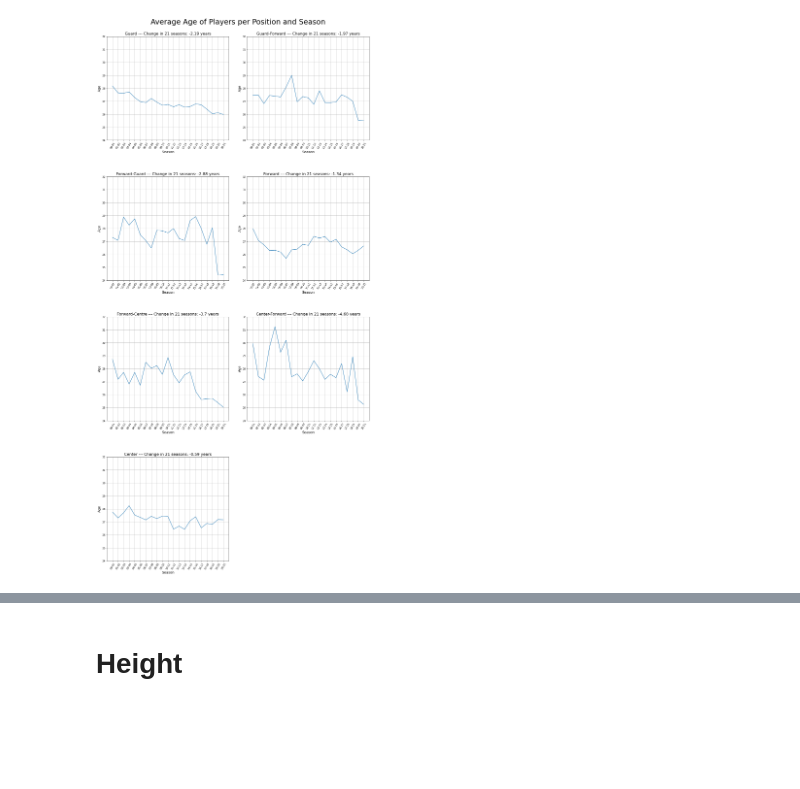
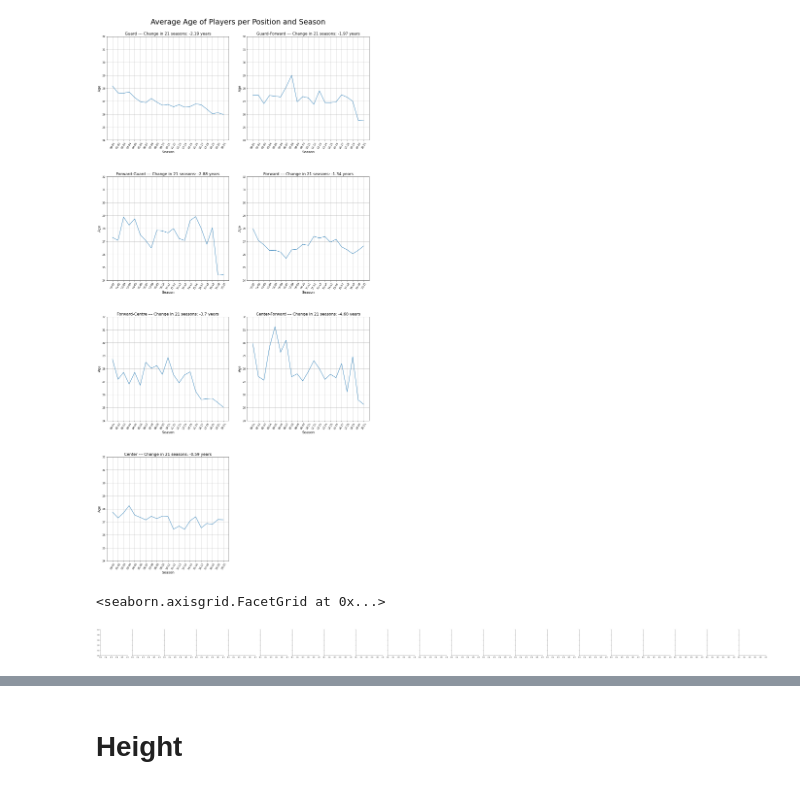
Before and after one commit to kmcsquared/TFM, a Jupyter notebook: players.ipynb, the cells around one changed output, grey strips where cells are left out. Drawn from its saved outputs; the diff is of its cells as text; code cells hidden in the pictures; blank space fills up the shorter version.

```diff
--- a/players.ipynb
+++ b/players.ipynb
@@ -467,3 +468,16 @@ plt.savefig('./Graphs/Players/Average Age per Position and Season')
 plt.show()
 # %% [output]
 [figure]
+# %%
+fg = sns.FacetGrid(
+    data = all_players,
+    col = 'AGE',
+    row = 'SEASON'
+)
+
+fg.map_dataframe(sns.histplot)
+
+plt.show()
+# %% [output]
+<seaborn.axisgrid.FacetGrid at 0x...>
+[figure, added]
```
Also changed, not shown: parts of 12 cells of this notebook, 6 other files.
